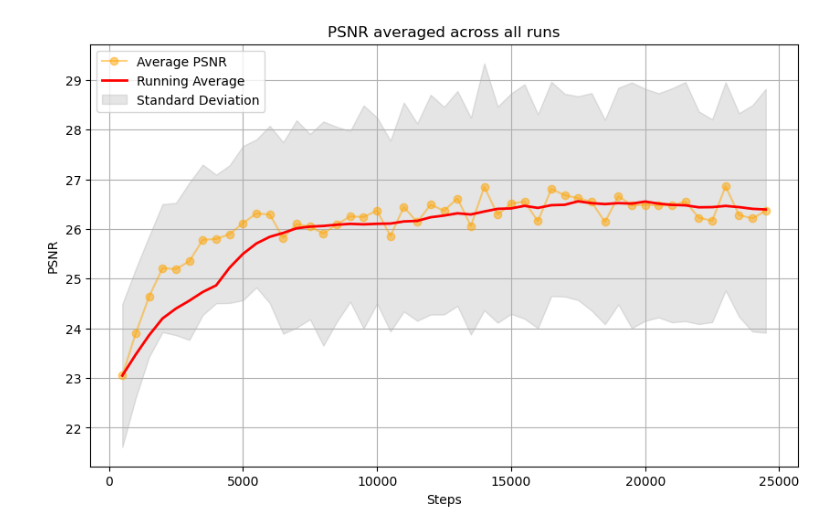
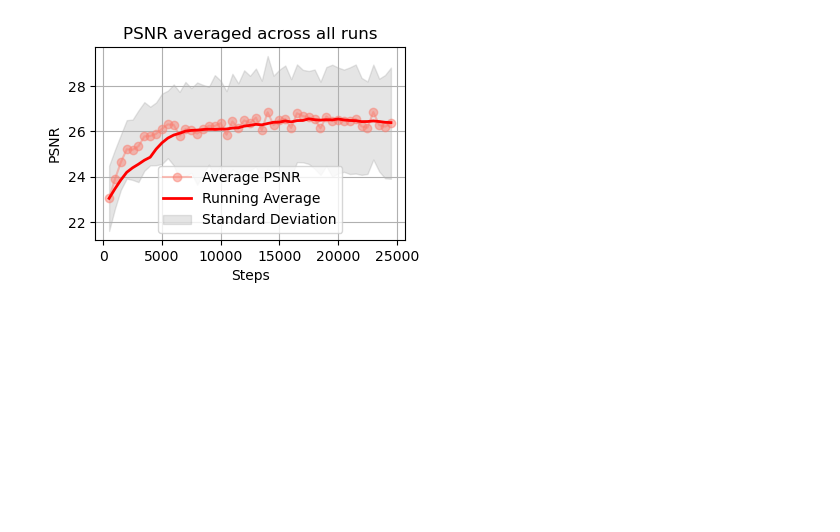
Before and after one commit to noahbu/ppheno, a Jupyter notebook: scripts/wandb/wandb_graphs.ipynb, the cells around one changed output. Drawn from its saved outputs; the diff is of its cells as text; code cells hidden in the pictures; blank space fills up the shorter version.

```diff
--- a/scripts/wandb/wandb_graphs.ipynb
+++ b/scripts/wandb/wandb_graphs.ipynb
@@ -104,36 +104,36 @@ psnr_data['Average PSNR'] = psnr_data[psnr_columns].mean(axis=1)
 window_size = 8  # You can adjust this for a larger or smaller window
 psnr_data['PSNR Running Average'] = psnr_data['Average PSNR'].rolling(window=window_size, min_periods=1).mean()
 psnr_data['PSNR Std Dev'] = psnr_data[psnr_columns].std(axis=1)
 
 # Plot the data with the running average and standard deviation for PSNR
-plt.figure(figsize=(10, 6))
+plt.figure(figsize=(4, 2.5))
 
 # Plot Average PSNR
-plt.plot(psnr_data['Step'], psnr_data['Average PSNR'], label='Average PSNR', color='orange', marker='o', alpha=0.5)
+plt.plot(psnr_data['Step'], psnr_data['Average PSNR'], label='Average PSNR', color='salmon', marker='o', alpha=0.5)
 
 # Plot Running Average with a continuous red line and increased line width
 plt.plot(psnr_data['Step'], psnr_data['PSNR Running Average'], label='Running Average', color='red', linestyle='-', linewidth=2)
 
 # Plot standard deviation as a shaded area
 plt.fill_between(psnr_data['Step'],
                  psnr_data['Average PSNR'] - psnr_data['PSNR Std Dev'],
                  psnr_data['Average PSNR'] + psnr_data['PSNR Std Dev'],
                  color='gray', alpha=0.2, label='Standard Deviation')
 
 # Adding labels and title
 plt.xlabel('Steps')
 plt.ylabel('PSNR')
 plt.title('PSNR averaged across all runs')
 plt.grid(True)
 plt.legend()
 
 # Save the PSNR plot
 plt.savefig(os.path.join(save_path, 'psnr_plot.png'), dpi=300, bbox_inches='tight')
 
 # Display the plot
 plt.show()
 # %% [output]
-[figure, old version]
+[figure, new version]
 # %%
 # SSIM Calculations and Plot
 
```
Also changed, not shown: parts of 5 cells of this notebook, 24 other files.
